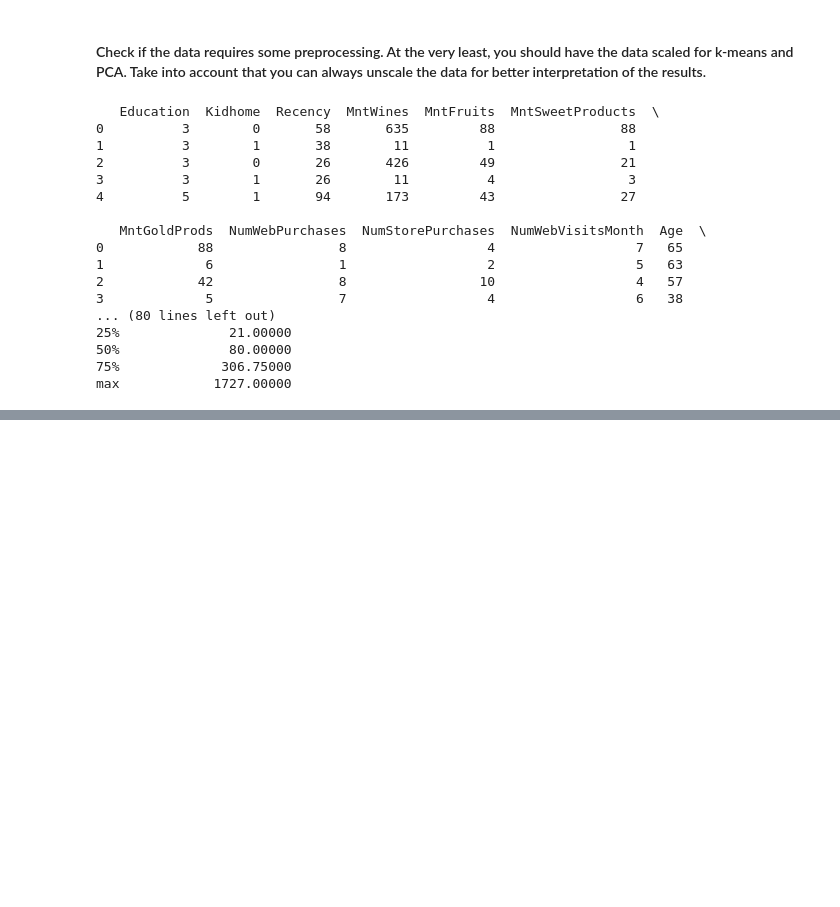
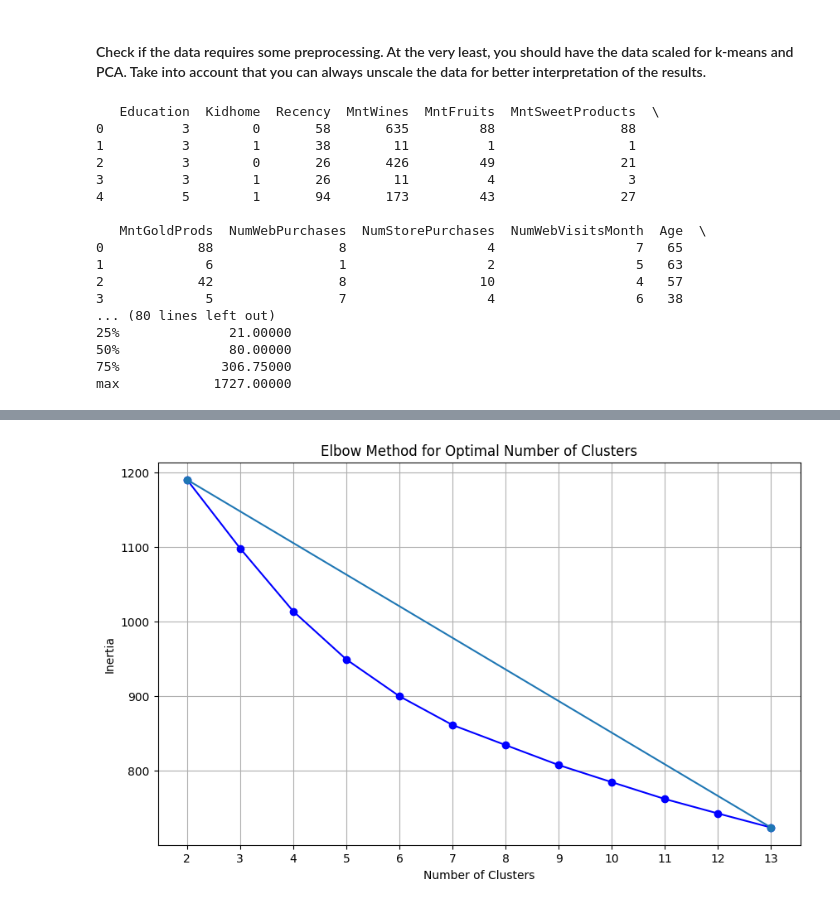
Before and after one commit to sannahartmann/Assignment-1-Unsupervised-learning, a Jupyter notebook: assignment1.ipynb, the cells around one changed output, grey strips where cells are left out. Saved outputs shown, nothing was run; the diff lists cells and outputs as text; code cells hidden in the pictures; blank space fills up the shorter version.

```diff
--- a/assignment1.ipynb
+++ b/assignment1.ipynb
@@ -79,0 +87,26 @@ centers
+# %%
+results = []
+
+for i in range(2,14):
+    km_model = KMeans(n_clusters=i,random_state=3)
+    km_model.fit(df_nima_scaled)
+    results.append(km_model.inertia_)
+# %%
+import matplotlib.pyplot as plt
+
+xpoints = [13,2]
+ypoints = [results[-1],results[0]]
+
+
+plt.figure(figsize=(10, 6))
+plt.plot(range(2, 14), results, marker='o', linestyle='-', color='b')
+plt.plot(xpoints, ypoints, marker='o')
+
+plt.title('Elbow Method for Optimal Number of Clusters')
+plt.xlabel('Number of Clusters')
+plt.ylabel('Inertia')
+plt.xticks(range(2, 14))
+plt.grid(True)
+plt.show()
+# %% [output]
+[figure, added]
```
Also changed, not shown: parts of 5 cells of this notebook.
